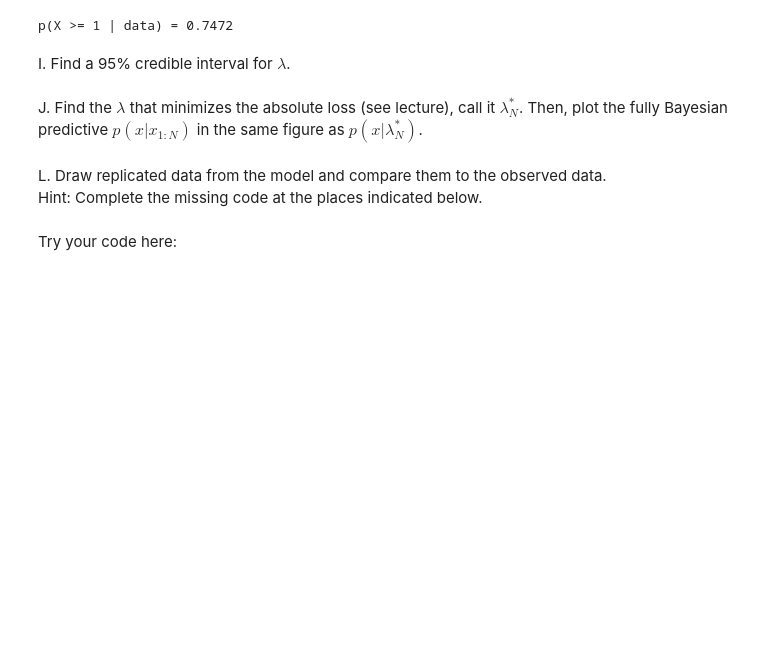
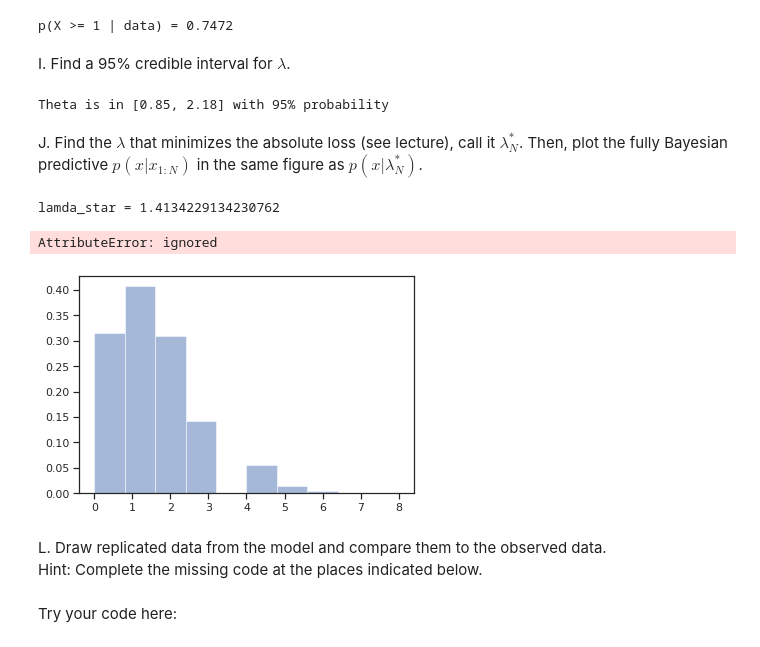
Before and after one commit to schemp98/data-analytics-se, a Jupyter notebook: lecturebook/homework/homework-03_SCC.ipynb, the cells around one changed output. Saved outputs shown, nothing was run; the diff lists cells and outputs as text; code cells hidden in the pictures; blank space fills up the shorter version.

```diff
--- a/lecturebook/homework/homework-03_SCC.ipynb
+++ b/lecturebook/homework/homework-03_SCC.ipynb
@@ -727,3 +726,10 @@ I. Find a 95\% credible interval for $\lambda$.
+# %%
+# Write your code here and print() your answer
+lambda_low = lambda_post.ppf(0.025)
+lambda_up = lambda_post.ppf(0.975)
+print(f'lambda is in [{lambda_low:.2f}, {lambda_up:1.2f}] with 95% probability')
+# %% [output]
+Theta is in [0.85, 2.18] with 95% probability
 # %% [markdown]
 J. Find the $\lambda$ that minimizes the absolute loss (see lecture), call it $\lambda^*_N$.
 Then, plot the fully Bayesian predictive $p(x|x_{1:N})$ in the same figure as $p(x|\lambda^*_N)$.
@@ -732,3 +736,21 @@ Then, plot the fully Bayesian predictive $p(x|x_{1:N})$ in the same figure as $p
+# %%
+# Write your code here and print() your answer
+# From the lecture, the lambda that minimizes the absolute loss is the median of the posterior probability
+lambda_star = lambda_post.median()
+print(f"lamda_star = {lambda_star}")
+
+x_star = st.poisson(lambda_star)
+# plot this
+Xs = np.array(range(8))
+fig, ax = plt.subplots()
+ax.hist(samples, alpha=0.5, density=True)
+ax.plot(Xs,x_star.pdf(Xs))
+ax.set_ylabel('$p(x|x_{1:N})$');
+ax.set_ylabel('$x$');
+# %% [output]
+lamda_star = 1.4134229134230762
+AttributeError: ignored
+[figure, added]
 # %% [markdown]
 L. Draw replicated data from the model and compare them to the observed data.
 <br>
```
Also changed, not shown: parts of 3 cells of this notebook.
